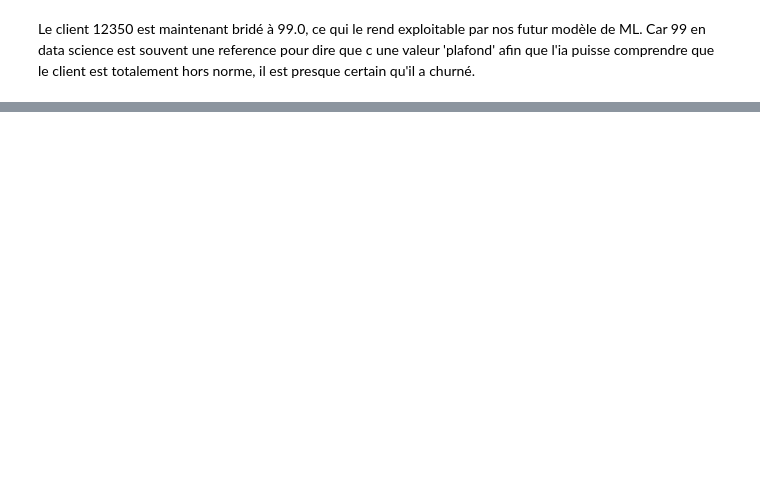
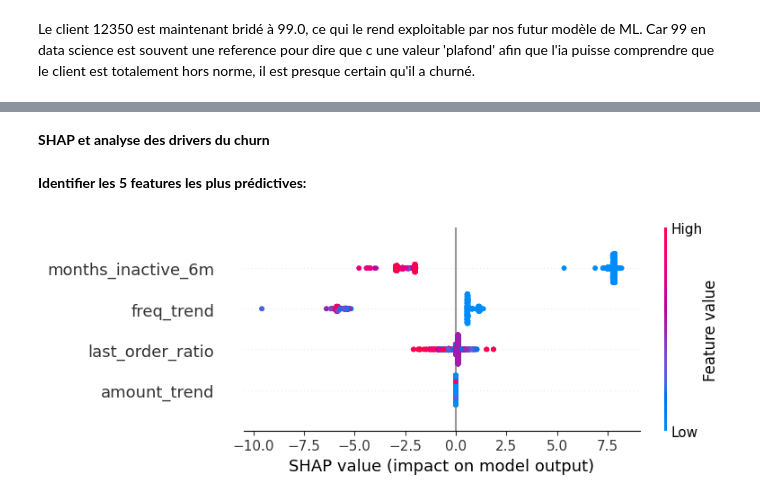
Before and after one commit to fds-imane/Data_Marketing, a Jupyter notebook: data_marketing_part_4.ipynb, the cells around one changed output, grey strips where cells are left out. Drawn from its saved outputs; the diff is of its cells as text; code cells hidden in the pictures; blank space fills up the shorter version.

```diff
--- a/data_marketing_part_4.ipynb
+++ b/data_marketing_part_4.ipynb
@@ -335,0 +563,15 @@ Fichier 'churn_features_final.csv' généré.
+# %%
+from sklearn.model_selection import StratifiedKFold, cross_val_score
+from xgboost import XGBClassifier
+
+# Validation croisée stratifiée (5 folds)
+cv = StratifiedKFold(n_splits=5, shuffle=True, random_state=42)
+
+# Modèle XGBoost
+xgb = XGBClassifier(eval_metric='logloss')
+
+# Validation croisée avec ROC-AUC comme métrique
+scores = cross_val_score(xgb, X, y, cv=cv, scoring='roc_auc')
+
+# Résultat moyen
+print("ROC-AUC moyen (CV stratifiée) :", scores.mean())
@@ -335,0 +638,15 @@ Fichier 'churn_features_final.csv' généré.
+# %% [markdown]
+**SHAP et analyse des drivers du churn**
+# %% [markdown]
+**Identifier les 5 features les plus prédictives:**
+# %%
+import shap
+
+# Création du explainer SHAP
+explainer = shap.TreeExplainer(xgb)  # modèle XGBoost entraîné
+shap_values = explainer.shap_values(X_test)
+
+# Importance globale des features
+shap.summary_plot(shap_values, X_test)
+# %% [output]
+[figure, added]
```
Also changed, not shown: parts of 35 cells of this notebook.
